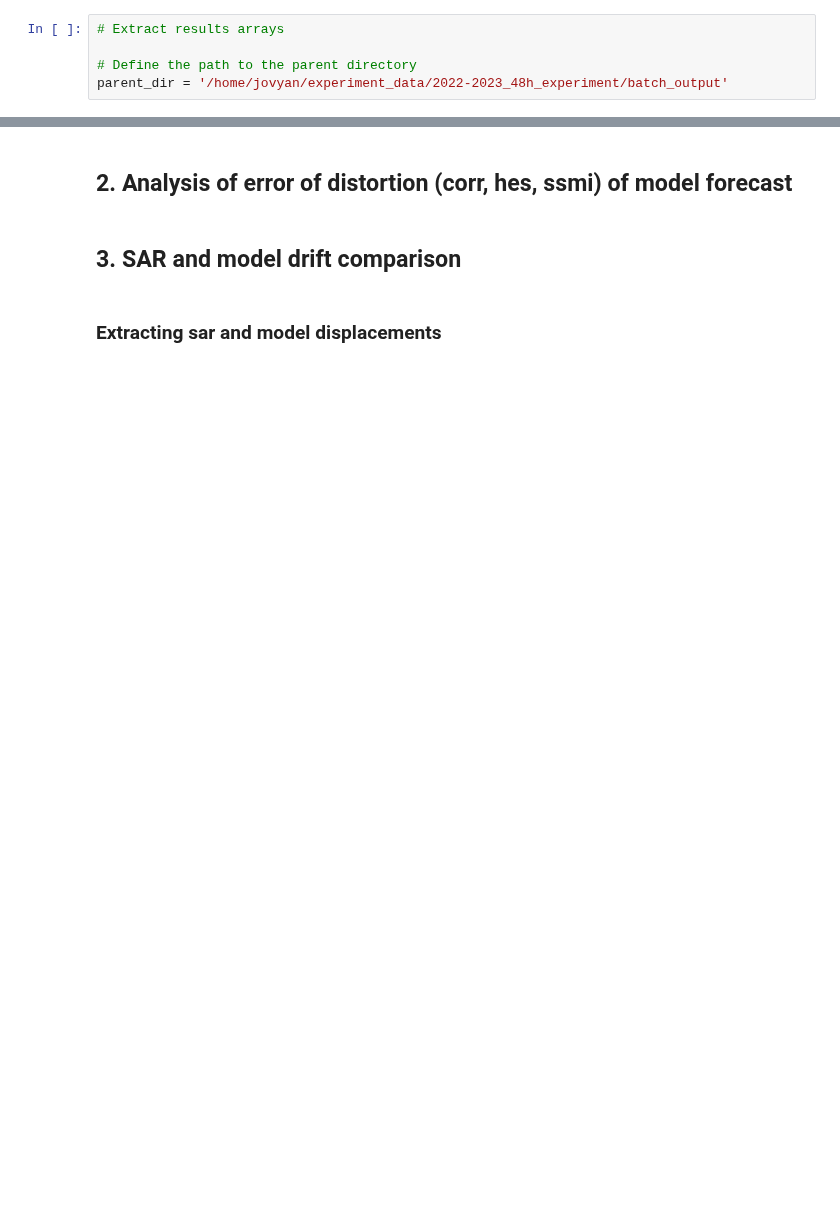
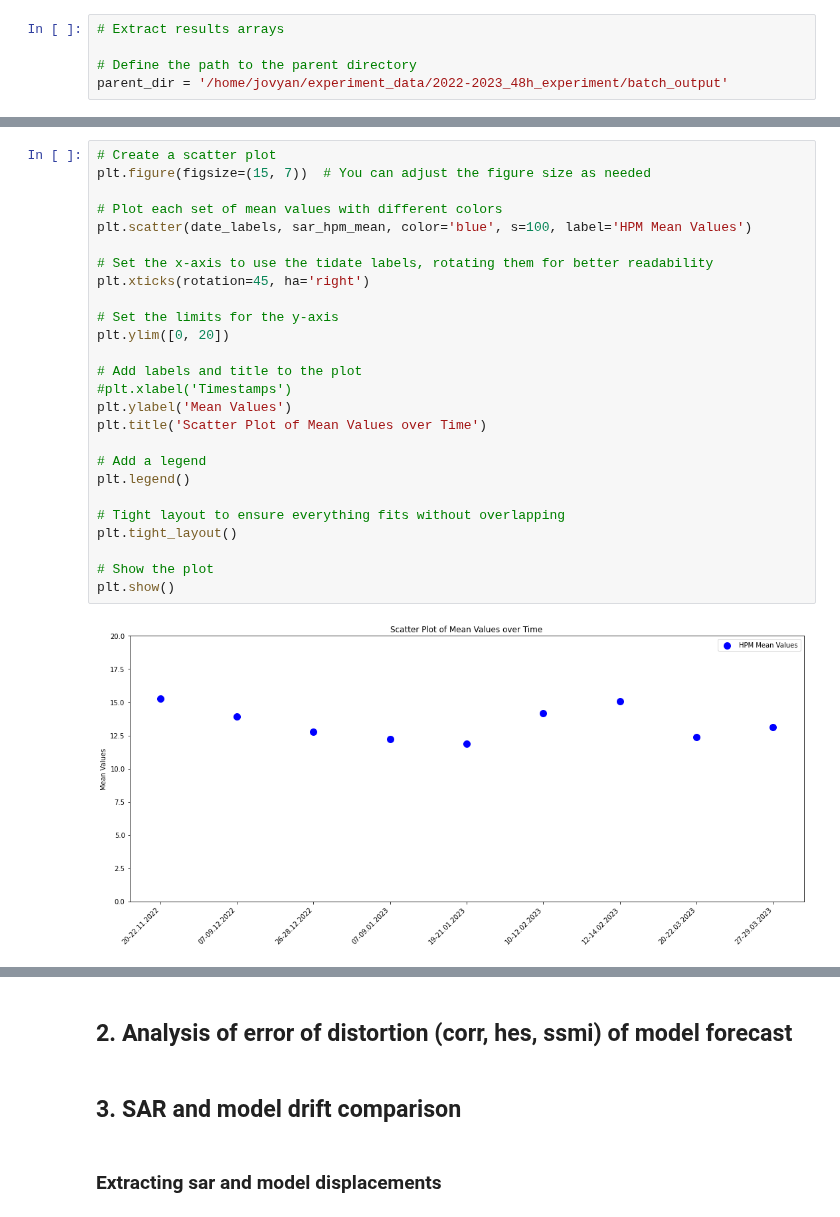
Before and after one commit to AnnaT1990/SAR_forecast_experiment, a Jupyter notebook: 2022-2023_48h_experiment/one_flow_package/analysis.ipynb, the cells around one changed output, grey strips where cells are left out. Drawn from its saved outputs; the diff is of its cells as text; blank space fills up the shorter version.

```diff
--- a/2022-2023_48h_experiment/one_flow_package/analysis.ipynb
+++ b/2022-2023_48h_experiment/one_flow_package/analysis.ipynb
@@ -172,3 +211,31 @@ timestamps
+# %%
+# Create a scatter plot
+plt.figure(figsize=(15, 7))  # You can adjust the figure size as needed
+
+# Plot each set of mean values with different colors
+plt.scatter(date_labels, sar_hpm_mean, color='blue', s=100, label='HPM Mean Values')
+
+# Set the x-axis to use the tidate labels, rotating them for better readability
+plt.xticks(rotation=45, ha='right')
+
+# Set the limits for the y-axis
+plt.ylim([0, 20])
+
+# Add labels and title to the plot
+#plt.xlabel('Timestamps')
+plt.ylabel('Mean Values')
+plt.title('Scatter Plot of Mean Values over Time')
+
+# Add a legend
+plt.legend()
+
+# Tight layout to ensure everything fits without overlapping
+plt.tight_layout()
+
+# Show the plot
+plt.show()
+# %% [output]
+[figure, added]
 # %%
 import matplotlib.pyplot as plt
 import numpy as np
```
Also changed, not shown: parts of 30 cells of this notebook, 3 other files.
